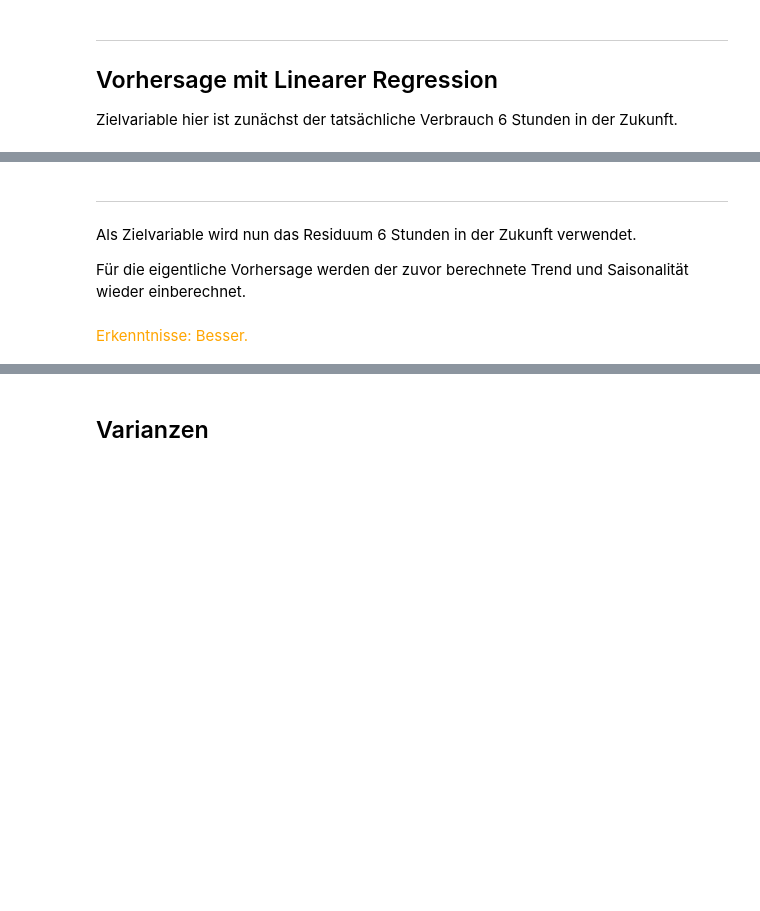
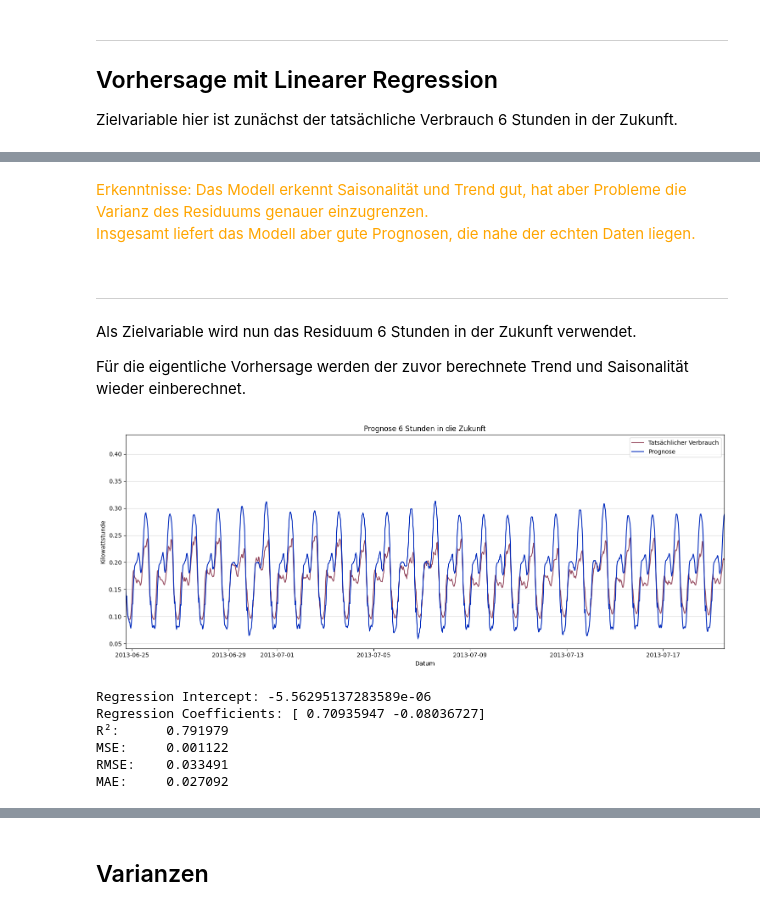
Before and after one commit to vasv1011/semester-3-projekte, a Jupyter notebook: Abgabe 1/analyse_testing.ipynb, the cells around one changed output, grey strips where cells are left out. Cells and saved outputs as stored; diff of their text form; code cells hidden in the pictures; blank space fills up the shorter version.

Commit message:
fix Regression Model (use features without leakage), cleanup and comments

```diff
--- a/Abgabe 1/analyse_testing.ipynb
+++ b/Abgabe 1/analyse_testing.ipynb
@@ -357,0 +420,6 @@ df_model[["kwh", "kwh_bereinigt", "kwh_bereinigt_t-1", "kwh_bereinigt_t-6", "kwh
+# %%
+df_model = df.copy()
+# Aufteilung der Trainings- und Testdaten
+split = int(len(df_model) * 0.7)
+train = df_model.iloc[:split]
+test = df_model.iloc[split:]
@@ -375,7 +481,7 @@ y_pred_a = model_a.predict(X_test_a)
 def plot_pred(test: pd.DataFrame, pred: np.ndarray, col: str) -> None:
     _, ax = plt.subplots(figsize=(15, 6))
 
-    ax.plot(test.index, test[col], color="#6B001E", alpha=0.5, label="Tatsächlicher Verbrauch")
+    ax.plot(test.index, test[col], color="#6B001E", alpha=0.7, label="Tatsächlicher Verbrauch")
     ax.plot(test.index, pred, color="#0029BC", alpha=1, label="Prognose")
 
     ax.set(
@@ -392,4 +498,12 @@ def plot_pred(test: pd.DataFrame, pred: np.ndarray, col: str) -> None:
     plt.show()
 
 
-plot_pred(test, y_pred_a, "kwh_target")
+def show_metrics(y_test: np.ndarray, pred: np.ndarray, model: LinearRegression) -> None:
+    print(
+        f"Regression Intercept: {model.intercept_}\n"
+        f"Regression Coefficients: {model.coef_}\n"
+        f"R²:\t{r2_score(y_test, pred): .6f}\n"
+        f"MSE:\t{mean_squared_error(y_test, pred): .6f}\n"
+        f"RMSE:\t{root_mean_squared_error(y_test, pred): .6f}\n"
+        f"MAE:\t{mean_absolute_error(y_test, pred): .6f}\n"
+    )
@@ -413,3 +521,9 @@ Erkenntnisse: Schlecht.
+# %% [markdown]
+<font color="orange">
+Erkenntnisse: Das Modell erkennt Saisonalität und Trend gut, hat aber Probleme die Varianz des Residuums genauer einzugrenzen.
+
+Insgesamt liefert das Modell aber gute Prognosen, die nahe der echten Daten liegen.
+</font>
 # %% [markdown]
 ---
 
@@ -445,0 +533,5 @@ _ = model_b.fit(X_train_b, y_train_b)
+# %%
+# Train-Test-Split
+split = int(len(df) * 0.7)
+train = df.iloc[:split].copy()
+test = df.iloc[split:].copy()
@@ -446,7 +579,26 @@ _ = model_b.fit(X_train_b, y_train_b)
 # %%
+features_b = ["kwh_bereinigt", "kwh_bereinigt_t-1"]
+# Training (nur Residuum-Lags als Features)
+X_train = train[features_b]
+y_train = train["kwh_target"]
+
+model_b = LinearRegression()
+model_b.fit(X_train, y_train)
+
 # Vorhersage der Testdaten
 X_test_b = test[features_b]
 y_pred_residuum = model_b.predict(X_test_b)  # Nur das Residuum wird hier vorhergesagt
 
 # Trend und Saisonalität bei t+12 liegen durch .shift(-12) bereits im test-Index vor
 y_pred_b = y_pred_residuum + test["kwh_trend_t12"] + test["kwh_saison_t12"]
+
+plot_pred(test, y_pred_b, "kwh_target_final")
+show_metrics(test["kwh_target_final"], y_pred_b, model_b)
+# %% [output]
+[figure, added]
+Regression Intercept: -5.56295137283589e-06
+Regression Coefficients: [ 0.70935947 -0.08036727]
+R²:      0.791979
+MSE:     0.001122
+RMSE:    0.033491
+MAE:     0.027092
@@ -457,4 +604,0 @@ show_metrics(test["kwh_target_final"], y_pred_b, model_b)
-# %% [markdown]
-<font color="orange">
-Erkenntnisse: Besser.
-</font>
```
Also changed, not shown: parts of 29 cells of this notebook, 1 other file.
